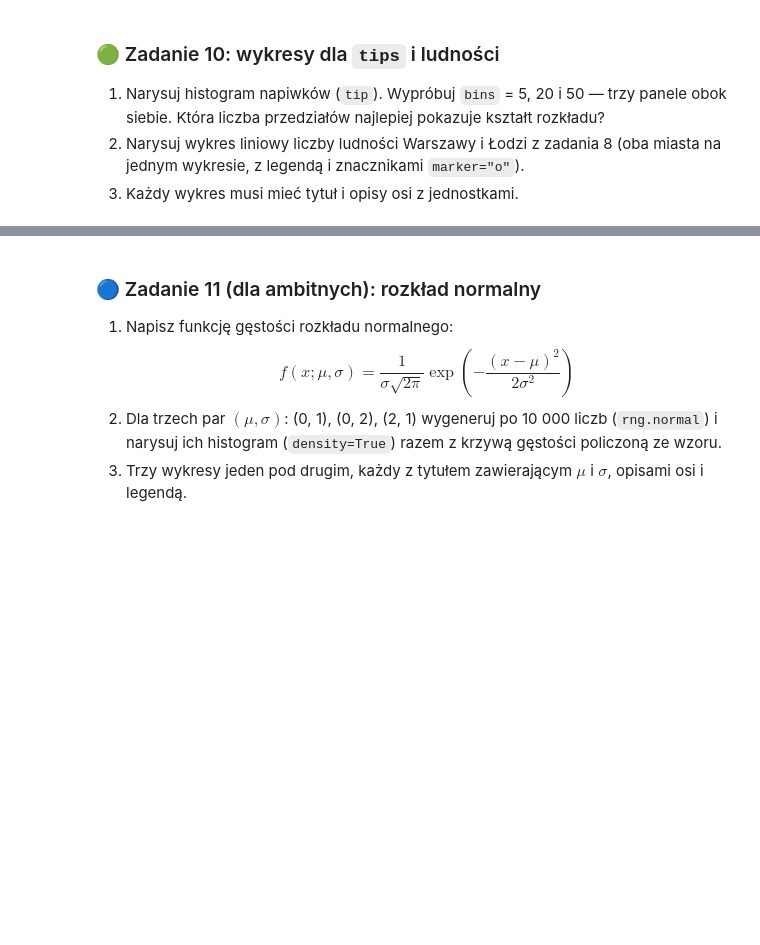
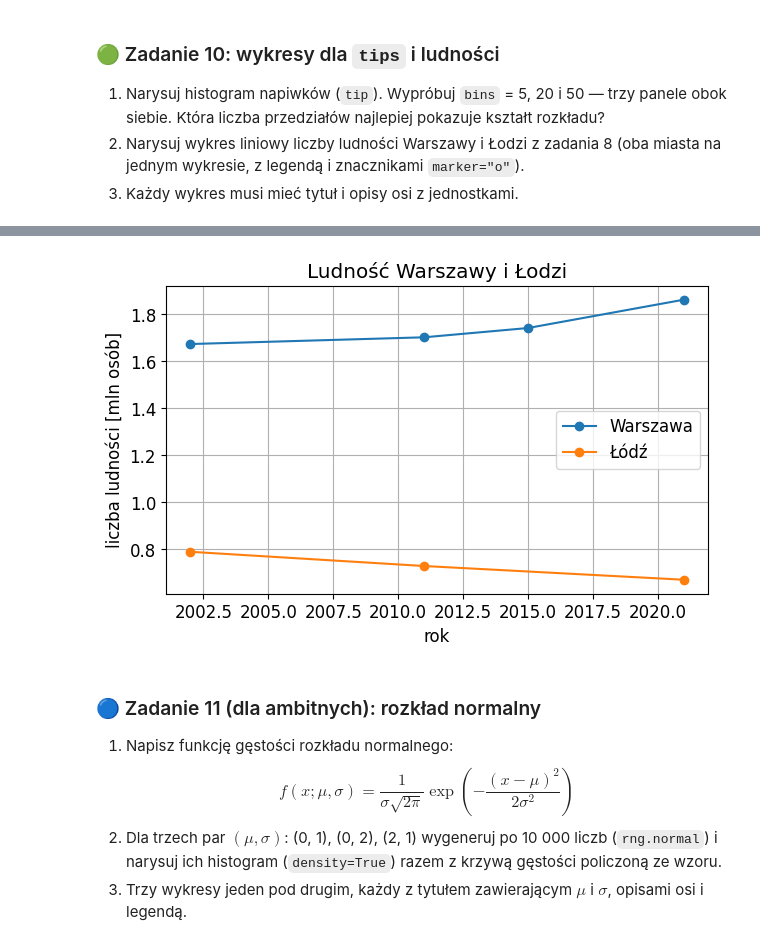
Before and after one commit to kuba11g/Eksploracja_Danych, a Jupyter notebook: ED_Lab1_python_do_analizy_danych.ipynb, the cells around one changed output, grey strips where cells are left out. Cells and saved outputs as stored; diff of their text form; code cells hidden in the pictures; blank space fills up the shorter version.

```diff
--- a/ED_Lab1_python_do_analizy_danych.ipynb
+++ b/ED_Lab1_python_do_analizy_danych.ipynb
@@ -363,4 +713,25 @@ Odpowiedz kodem:
 
 🔵 **Dla ambitnych:** co się stanie z typem kolumny `Łódź`, jeśli zamiast `np.nan` wpiszesz tekst `"brak danych"`? Jak to naprawić? (Wskazówka: `pd.to_numeric(..., errors="coerce")`.)
 # %%
-# TODO
+# 1.
+ludnosc = {
+    "Rok": [2002, 2011, 2015, 2021],
+    "Warszawa": [1_672_000, 1_700_612, 1_740_000, 1_860_281],
+    "Łódź": [789_318, 728_892, np.nan, 670_642],
+}
+lud = pd.DataFrame(ludnosc)
+
+# 2.
+lud.to_csv("ludnosc.csv", index=False)
+lud = pd.read_csv("ludnosc.csv")
+display(lud)
+
+# 3.
+print(lud.dtypes)
+print(lud.isna().sum())
+
+# 4.
+l = lud.set_index("Rok")
+zmiana = (l.loc[2021] - l.loc[2011]) / l.loc[2011] * 100
+print("Zmiana 2011 -> 2021 [%]:")
+print(zmiana.round(2))
@@ -452,3 +907,17 @@ Porównaj rozkład rachunków (`total_bill`) na lunchu i na obiedzie.
+# %%
+# 2. ludność Warszawy i Łodzi
+lodz = lud.dropna(subset=["Łódź"])   # bez tego linia Łodzi się urwie na 2015
+
+fig, ax = plt.subplots()
+ax.plot(lud["Rok"], lud["Warszawa"] / 1e6, marker="o", label="Warszawa")
+ax.plot(lodz["Rok"], lodz["Łódź"] / 1e6, marker="o", label="Łódź")
+ax.set_xlabel("rok")
+ax.set_ylabel("liczba ludności [mln osób]")
+ax.set_title("Ludność Warszawy i Łodzi")
+ax.grid(True)
+ax.legend();
+# %% [output]
+[figure, added]
 # %% [markdown]
 ### 🔵 Zadanie 11 (dla ambitnych): rozkład normalny
 
```
Also changed, not shown: parts of 45 cells of this notebook.
